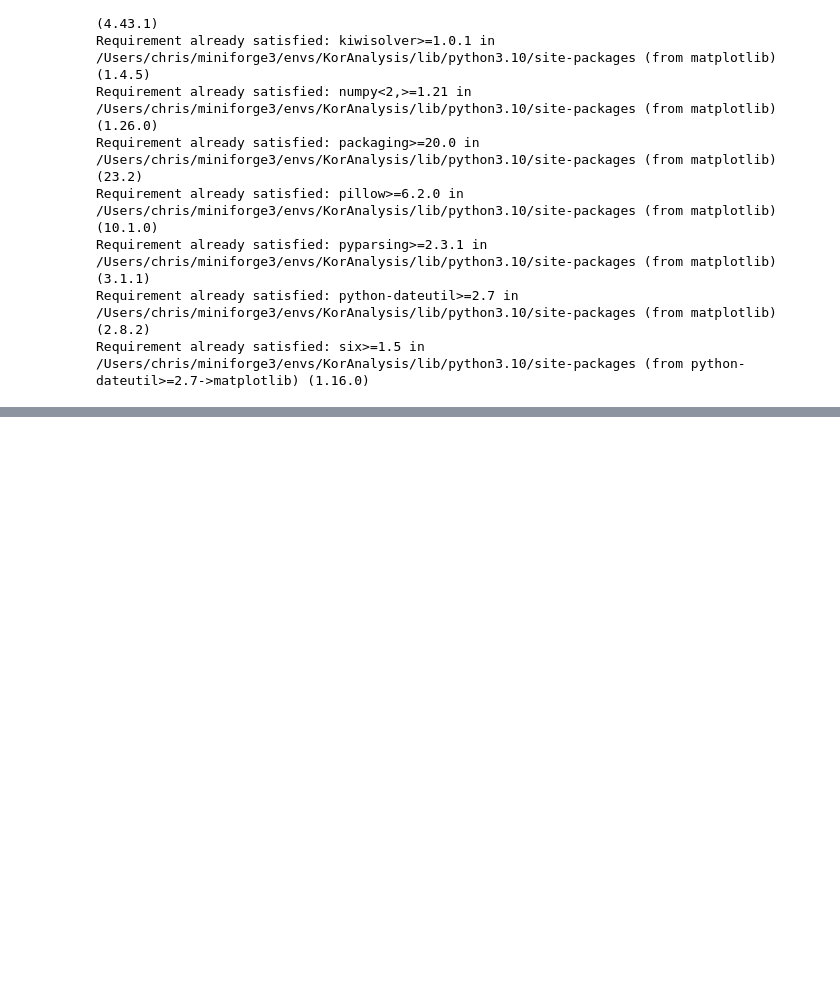
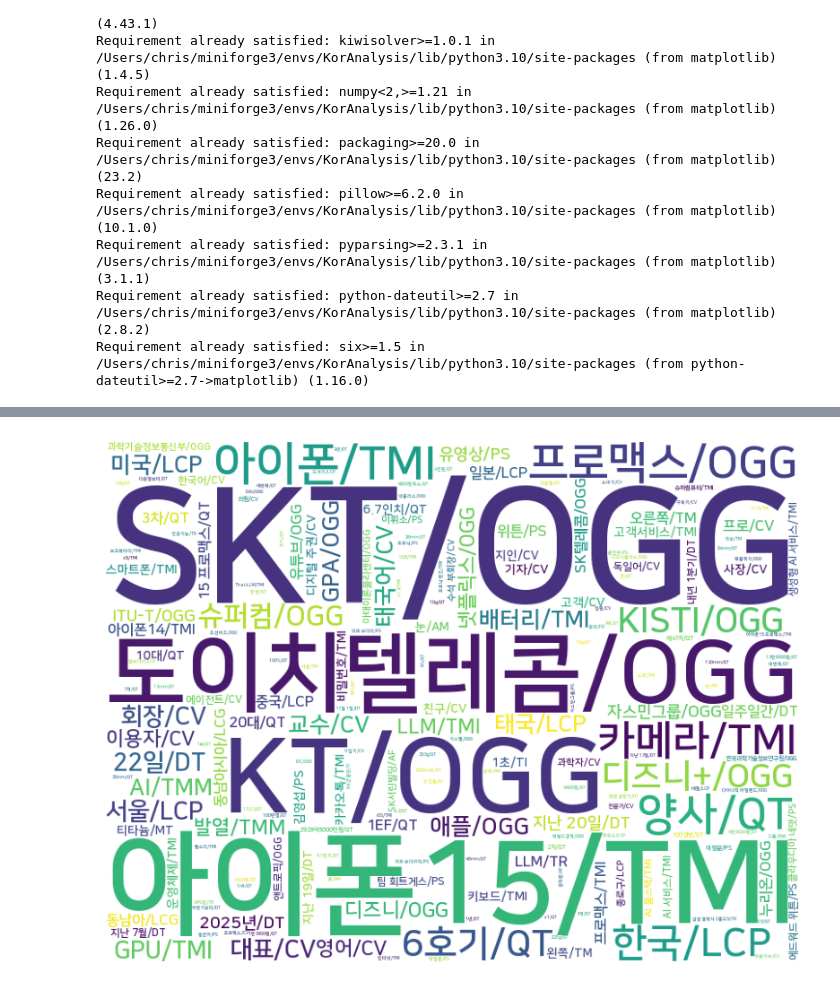
Before and after one commit to chrisjihee/KorAnalysis, a Jupyter notebook: analysis.ipynb, the cells around one changed output, grey strips where cells are left out. Saved outputs shown, nothing was run; the diff lists cells and outputs as text; code cells hidden in the pictures; blank space fills up the shorter version.

```diff
--- a/analysis.ipynb
+++ b/analysis.ipynb
@@ -47,0 +410,5 @@ Requirement already satisfied: six>=1.5 in /Users/chris/miniforge3/envs/KorAnaly
+# %%
+# 워드클라우드: 개체명
+wordcloud_to_figure(ne_wc)
+# %% [output]
+[figure, added]
```
Also changed, not shown: parts of 32 cells of this notebook.
